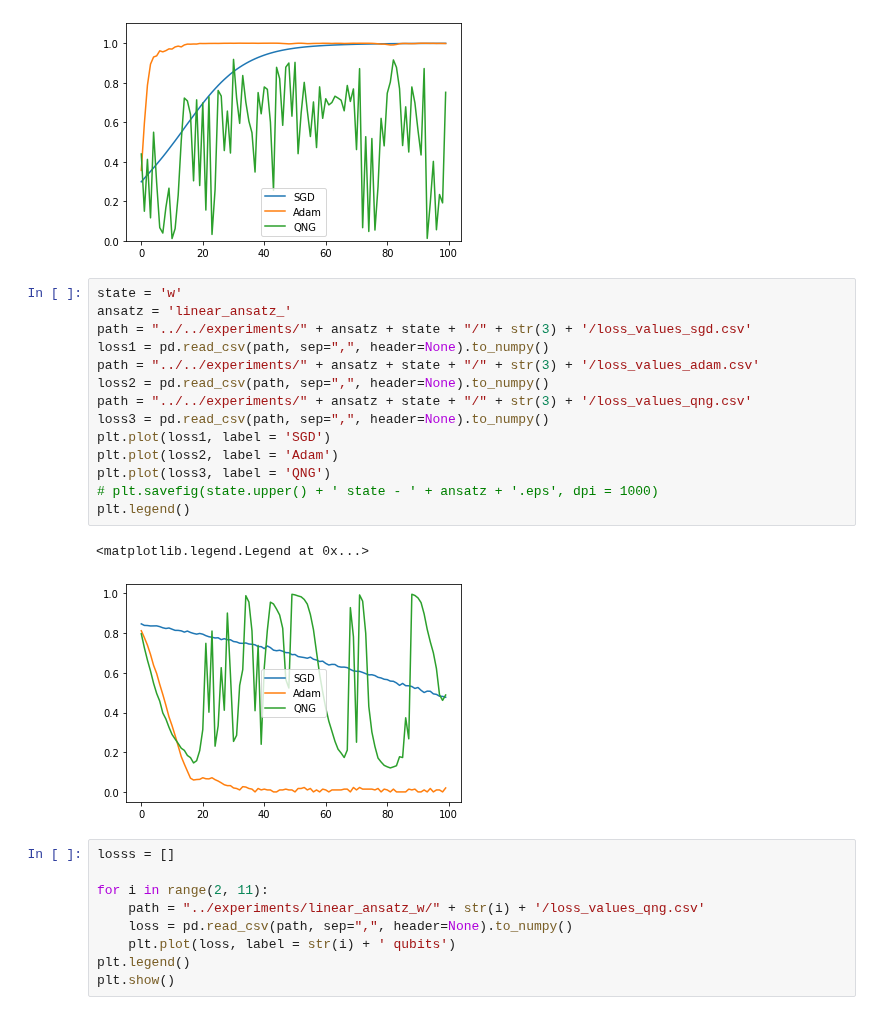
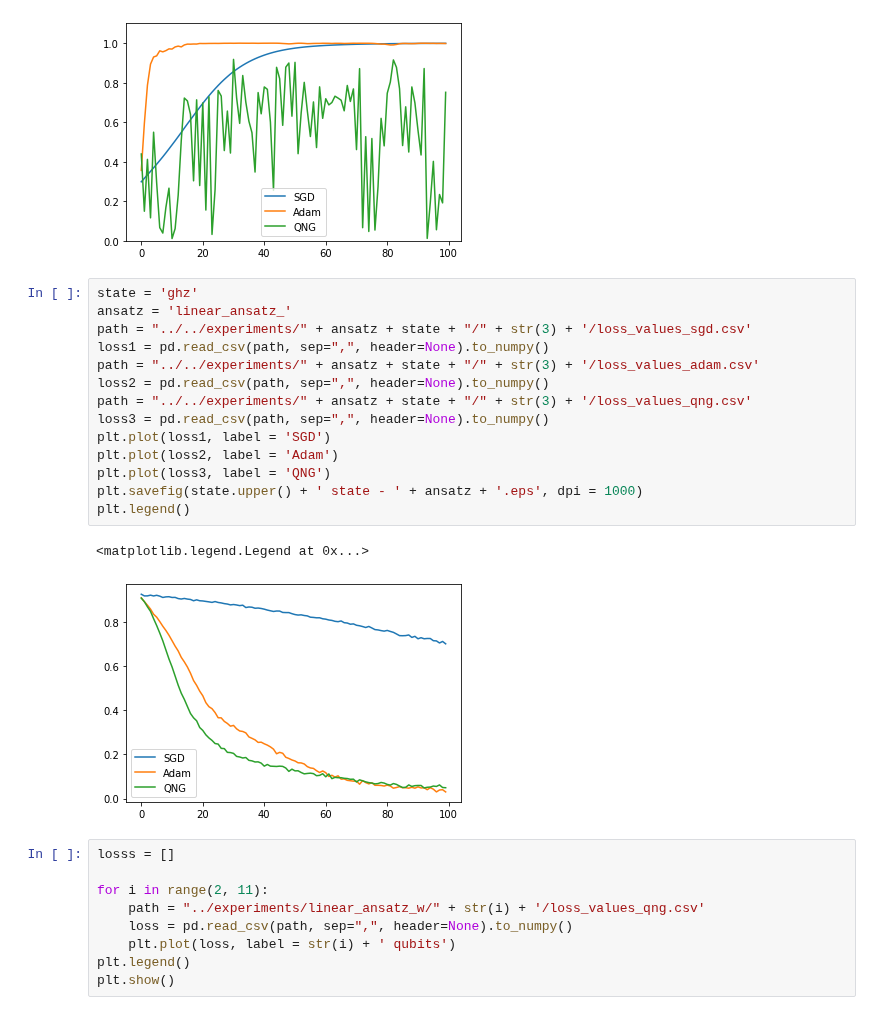
Before and after one commit to vutuanhai237/UC-VQA, a Jupyter notebook: codes/graph_ansatz/plot_compare_ansatz.ipynb, the cells around one changed output. Cells and saved outputs as stored; diff of their text form.

Commit message:
Update new plot

```diff
--- a/codes/graph_ansatz/plot_compare_ansatz.ipynb
+++ b/codes/graph_ansatz/plot_compare_ansatz.ipynb
@@ -26,22 +26,22 @@ plt.legend()
 <matplotlib.legend.Legend at 0x...>
 [figure]
 # %%
-state = 'w'
+state = 'ghz'
 ansatz = 'linear_ansatz_'
 path = "../../experiments/" + ansatz + state + "/" + str(3) + '/loss_values_sgd.csv'
 loss1 = pd.read_csv(path, sep=",", header=None).to_numpy()
 path = "../../experiments/" + ansatz + state + "/" + str(3) + '/loss_values_adam.csv'
 loss2 = pd.read_csv(path, sep=",", header=None).to_numpy()
 path = "../../experiments/" + ansatz + state + "/" + str(3) + '/loss_values_qng.csv'
 loss3 = pd.read_csv(path, sep=",", header=None).to_numpy()
 plt.plot(loss1, label = 'SGD')
 plt.plot(loss2, label = 'Adam')
 plt.plot(loss3, label = 'QNG')
-# plt.savefig(state.upper() + ' state - ' + ansatz + '.eps', dpi = 1000)
+plt.savefig(state.upper() + ' state - ' + ansatz + '.eps', dpi = 1000)
 plt.legend()
 # %% [output]
 <matplotlib.legend.Legend at 0x...>
-[figure, old version]
+[figure, new version]
 # %%
 losss = []
 
```
Also changed, not shown: 6 other files.
